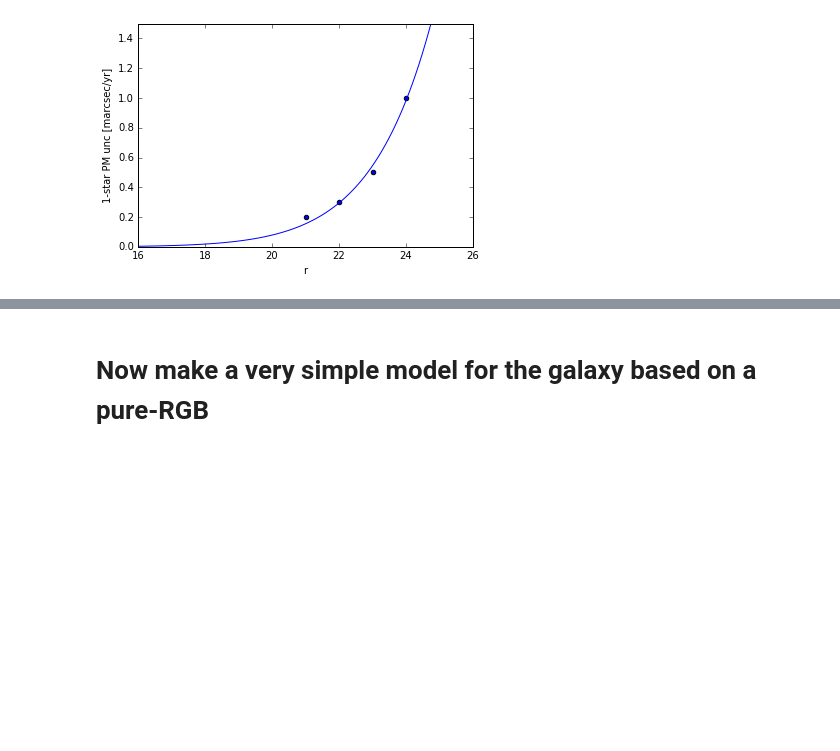
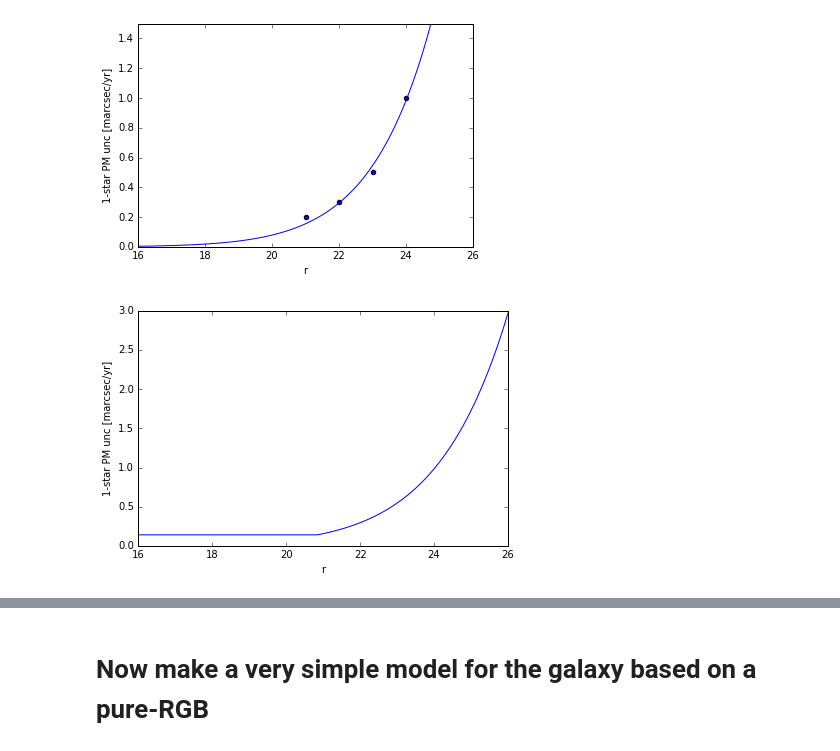
Before and after one commit to eteq/lsst_experiments, a Jupyter notebook: Proper Motion estimates.ipynb, the cells around one changed output, grey strips where cells are left out. Cells and saved outputs as stored; diff of their text form; code cells hidden in the pictures; blank space fills up the shorter version.

```diff
--- a/Proper Motion estimates.ipynb
+++ b/Proper Motion estimates.ipynb
@@ -70,3 +62,40 @@ def pm_from_nstars(rmags, distance=None):
+# %%
+def pm_from_nstars(rmags, distance=None, sys_floor=0.14*u.mas/u.yr):
+    """
+    Parameters
+    ----------
+    rmags : astropy Quantity with magnitude units
+        The magnitude(s) of the objects to compute the PM accuracy of
+    distance : None or astropy Quantity with distance units
+        The distance to assume the stars are at, or None to get angular units.
+    sys_floor :  astropy Quantity with PM units (angle/time)
+        The minimal PM accuracy possible - the "systematic floor". Default value
+        based on LSST science book.
+
+    Returns
+    -------
+    bulk_pm : Quantity
+        The PM uncertainty from averaging *all* the stars with the given `rmags`.
+        Has PM units if `distance` is None or velocity units, otherwise.
+    individual_pms : Quantity
+        The PM uncertainty for each of the stars individually.
+        Has PM units if `distance` is None or velocity units, otherwise.
+    """
+    pm_errs = pl(rmags.to(lsst_expected['r'].unit).value)*lsst_expected['sig_mu'].unit
+    pm_errs[pm_errs<sys_floor] = sys_floor
+
+    if distance is not None:
+        pm_errs = (pm_errs*distance).to(u.km/u.s, u.dimensionless_angles())
+
+    return np.sum(pm_errs**2)**0.5 * pm_errs.size**-1, pm_errs
+
+xs = np.linspace(16,26,100)
+plt.plot(xs,  pm_from_nstars(xs*u.mag)[-1])
+plt.xlabel('r')
+plt.ylabel('1-star PM unc [marcsec/yr]')
+plt.tight_layout()
+# %% [output]
+[figure, added]
 # %%
 pmtab = Table()
 pmtab['r_mag'] = mags = [17,18,19,20,21,22,23,24,25]*u.mag
```
Also changed, not shown: parts of 6 cells of this notebook.
